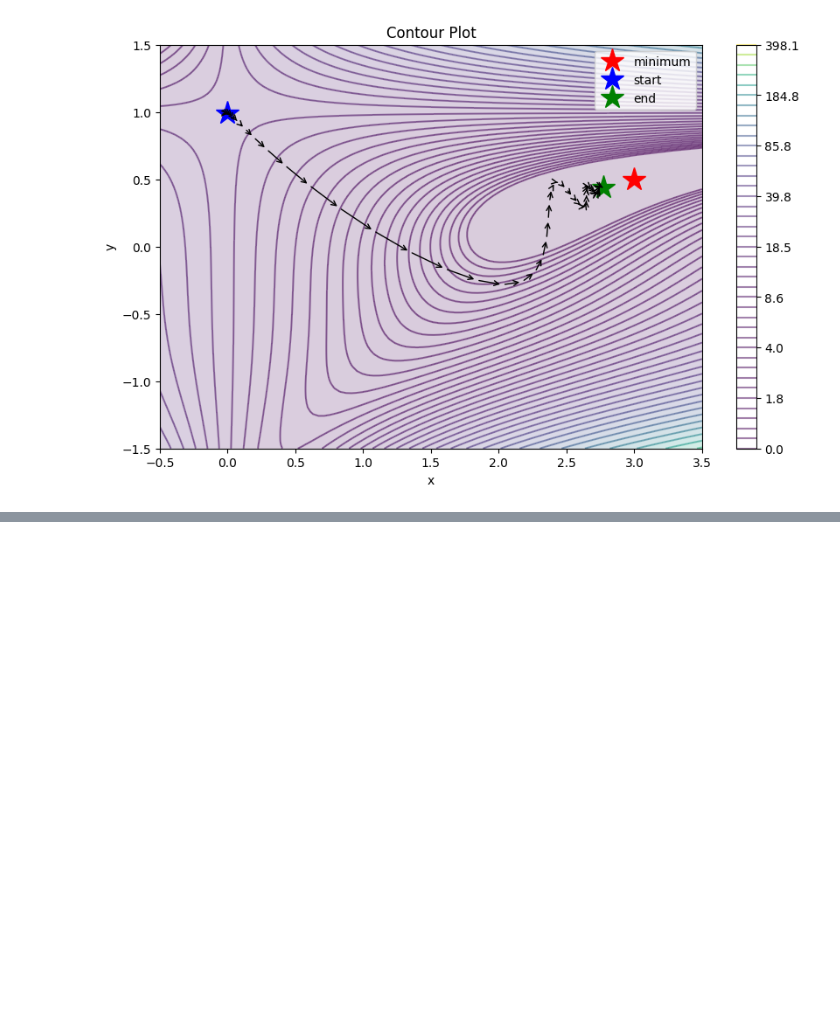
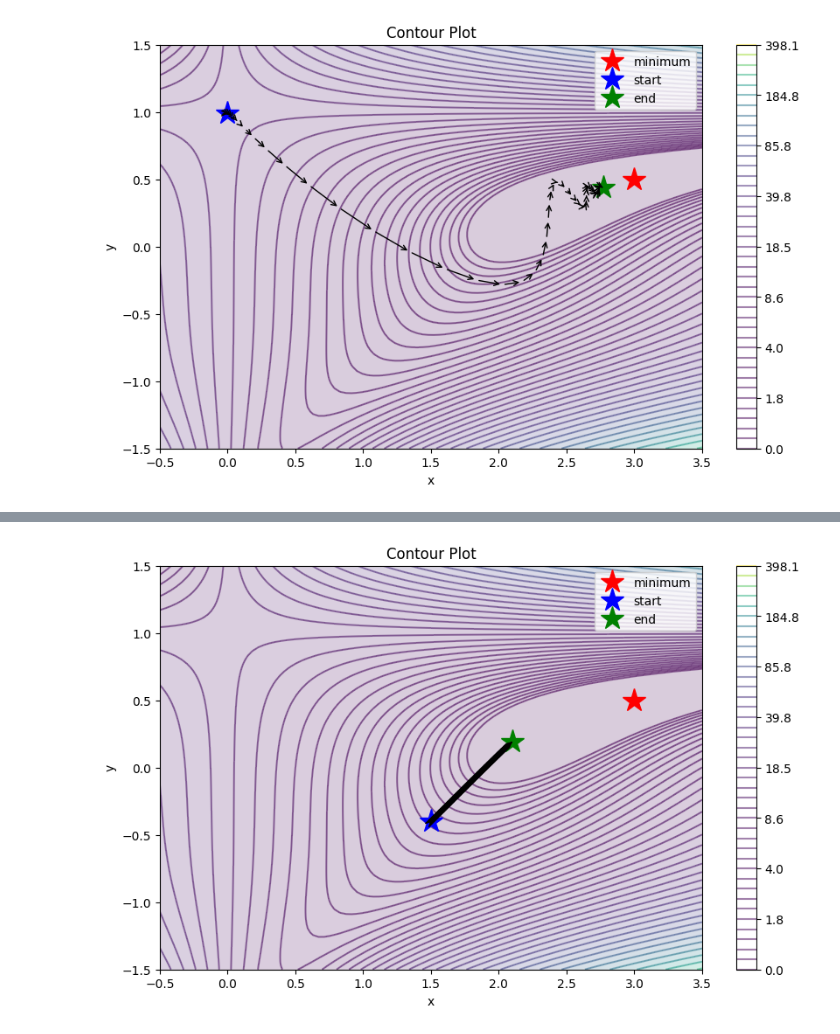
Before and after one commit to DnyaNvB/DeepLearning-Optimization-Methods, a Jupyter notebook: DL-optimization-functions.ipynb, the cells around one changed output, grey strips where cells are left out. Cells and saved outputs as stored; diff of their text form; code cells hidden in the pictures; blank space fills up the shorter version.

```diff
--- a/DL-optimization-functions.ipynb
+++ b/DL-optimization-functions.ipynb
@@ -286,0 +332,19 @@ optimize_loss(beale, momentum_update, params, states, hyper_params, is_first_ord
+# %%
+#@title {run: "auto"}
+start_x = 1.5 #@param {type:"slider", min:-0.5, max:3.5, step:0.1}
+start_y = -0.4 #@param {type:"slider", min:-1.5, max:1.5, step:0.1}
+learning_rate = 0.004 #@param {type:"slider", min:0, max:0.02,step:0.0005}
+gamma = 0.51 #@param {type:"slider", min:0.01, max:0.99, step:0.01}
+epochs = 150 #@param {type:"slider", min:1, max:150,step:1}
+is_first_order = True
+
+x = torch.tensor(start_x, dtype=torch.float32, requires_grad=True)
+y = torch.tensor(start_y, dtype=torch.float32, requires_grad=True)
+params = [x, y]
+averages = {param: torch.tensor(0., dtype=torch.float32) for param in params}
+states = {"averages": averages}
+hyper_params = {"lr": learning_rate, "gamma": gamma, "eps": 1e-8}
+
+optimize_loss(beale, RMSProp_update, params, states, hyper_params, is_first_order)
+# %% [output]
+[figure, added]
```
Also changed, not shown: parts of 3 cells of this notebook.
